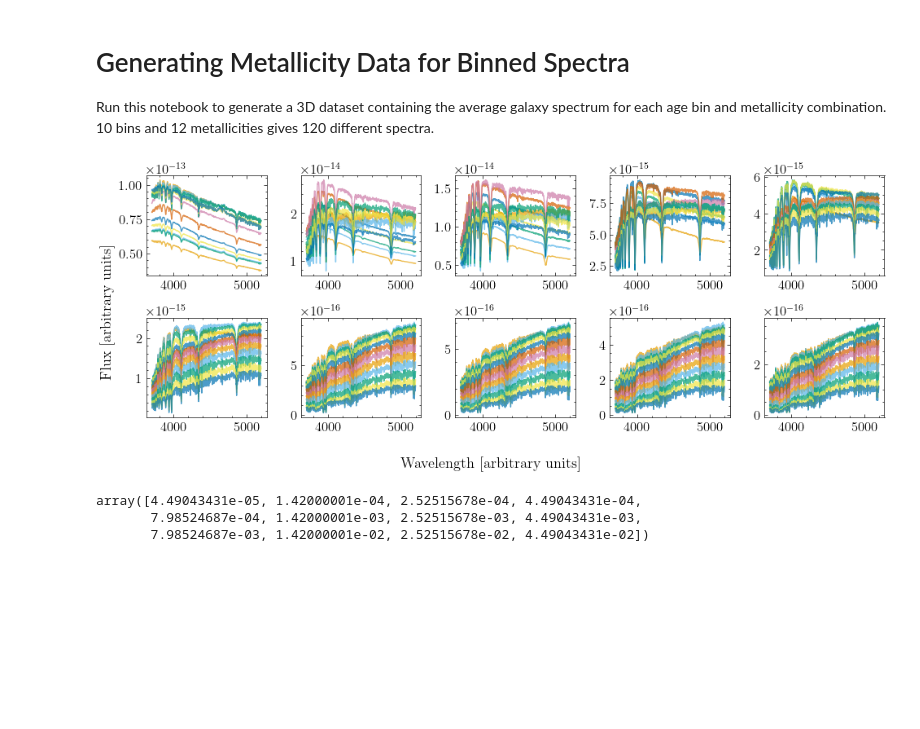
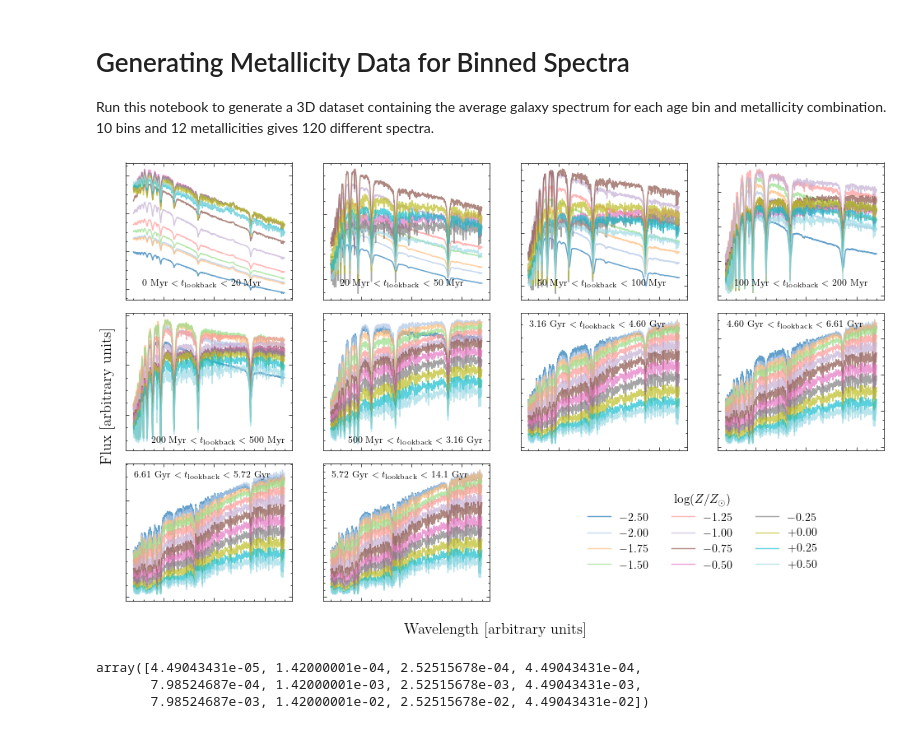
Before and after one commit to vernica-mehta/honours-project, a Jupyter notebook: pyght/notebooks/metallicites.ipynb, the cells around one changed output. Cells and saved outputs as stored; diff of their text form; code cells hidden in the pictures; blank space fills up the shorter version.

```diff
--- a/pyght/notebooks/metallicites.ipynb
+++ b/pyght/notebooks/metallicites.ipynb
@@ -58,24 +58,43 @@ np.save('/home/vmehta/honours-project/pyght/data/z_legend.npy', z_mist)
 wavs = np.load('/home/vmehta/honours-project/pyght/data/wavelengths.npy')
 table = np.load('/home/vmehta/honours-project/pyght/data/average_binned_spectra.npy')
 # %%
-fig = plt.figure(figsize=(10,4))
+fig = plt.figure(figsize=(10,6))
 ax = [None] * len(table)
+colors = plt.cm.tab20(np.linspace(0, 1, 12))
+
 for i in range(len(table)):
-    ax[i] = fig.add_subplot(2, 5, i+1)
+    ax[i] = fig.add_subplot(3, 4, i+1)
     for j in range(len(table[i])):
-        plt.plot(wavs, table[i,j,:], alpha=0.7)
+        plt.plot(wavs, table[i,j,:], alpha=0.7, color=colors[j])
+    ax[i].tick_params(labelleft=False)
+    ax[i].set_xticklabels([])
 
-# for i in range(10):
-#     ax[i].set_xticklabels([])
-#     ax[i].set_yticklabels([])
+# Create subplot for the legend spanning the last two positions
+ax_legend = fig.add_subplot(3, 4, (11, 12))
+ax_legend.axis('off')
+ax_legend.legend(handles=ax[0].get_lines(),
+                 labels=['$-2.50$', '$-2.00$','$-1.75$', '$-1.50$', '$-1.25$', '$-1.00$', '$-0.75$', '$-0.50$', '$-0.25$', '$+0.00$', '$+0.25$', '$+0.50$'],
+                 title='$\\log(Z/Z_\\odot)$', fontsize=10,
+                 loc='center', ncol=3)
+
+ax[0].text(0.1, 0.1, '0 Myr $<t_\\mathrm{lookback}<$ 20 Myr', transform=ax[0].transAxes, fontsize=8)
+ax[1].text(0.1, 0.1, '20 Myr $<t_\\mathrm{lookback}<$ 50 Myr', transform=ax[1].transAxes, fontsize=8)
+ax[2].text(0.1, 0.1, '50 Myr $<t_\\mathrm{lookback}<$ 100 Myr', transform=ax[2].transAxes, fontsize=8)
+ax[3].text(0.1, 0.1, '100 Myr $<t_\\mathrm{lookback}<$ 200 Myr', transform=ax[3].transAxes, fontsize=8)
+ax[4].text(0.15, 0.05, '200 Myr $<t_\\mathrm{lookback}<$ 500 Myr', transform=ax[4].transAxes, fontsize=8)
+ax[5].text(0.15, 0.05, '500 Myr $<t_\\mathrm{lookback}<$ 3.16 Gyr', transform=ax[5].transAxes, fontsize=8)
+ax[6].text(0.05, 0.9, '3.16 Gyr $<t_\\mathrm{lookback}<$ 4.60 Gyr', transform=ax[6].transAxes, fontsize=8)
+ax[7].text(0.05, 0.9, '4.60 Gyr $<t_\\mathrm{lookback}<$ 6.61 Gyr', transform=ax[7].transAxes, fontsize=8)
+ax[8].text(0.05, 0.9, '6.61 Gyr $<t_\\mathrm{lookback}<$ 5.72 Gyr', transform=ax[8].transAxes, fontsize=8)
+ax[9].text(0.05, 0.9, '5.72 Gyr $<t_\\mathrm{lookback}<$ 14.1 Gyr', transform=ax[9].transAxes, fontsize=8)
 
 fig.supxlabel('Wavelength [arbitrary units]')
 fig.supylabel('Flux [arbitrary units]')
 plt.tight_layout()
-plt.savefig('/home/vmehta/honours-project/thesis/figures/metallicity-spectra.pdf')
+#plt.savefig('/home/vmehta/honours-project/thesis/figures/metallicity-spectra.pdf')
 plt.show()
 # %% [output]
-[figure, old version]
+[figure, new version]
 # %%
 sp.zlegend
 # %% [output]
```
Also changed, not shown: 1 other file.
